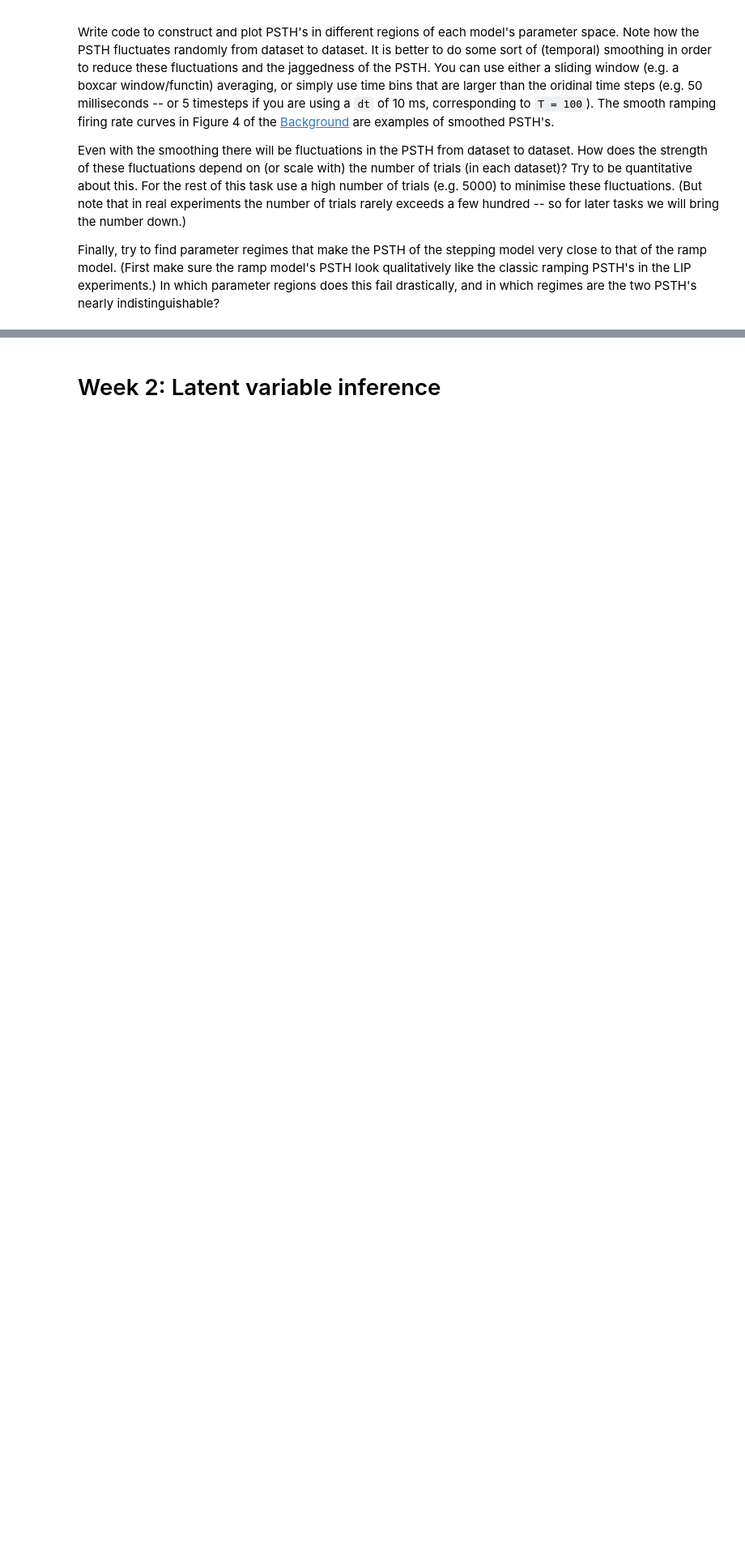
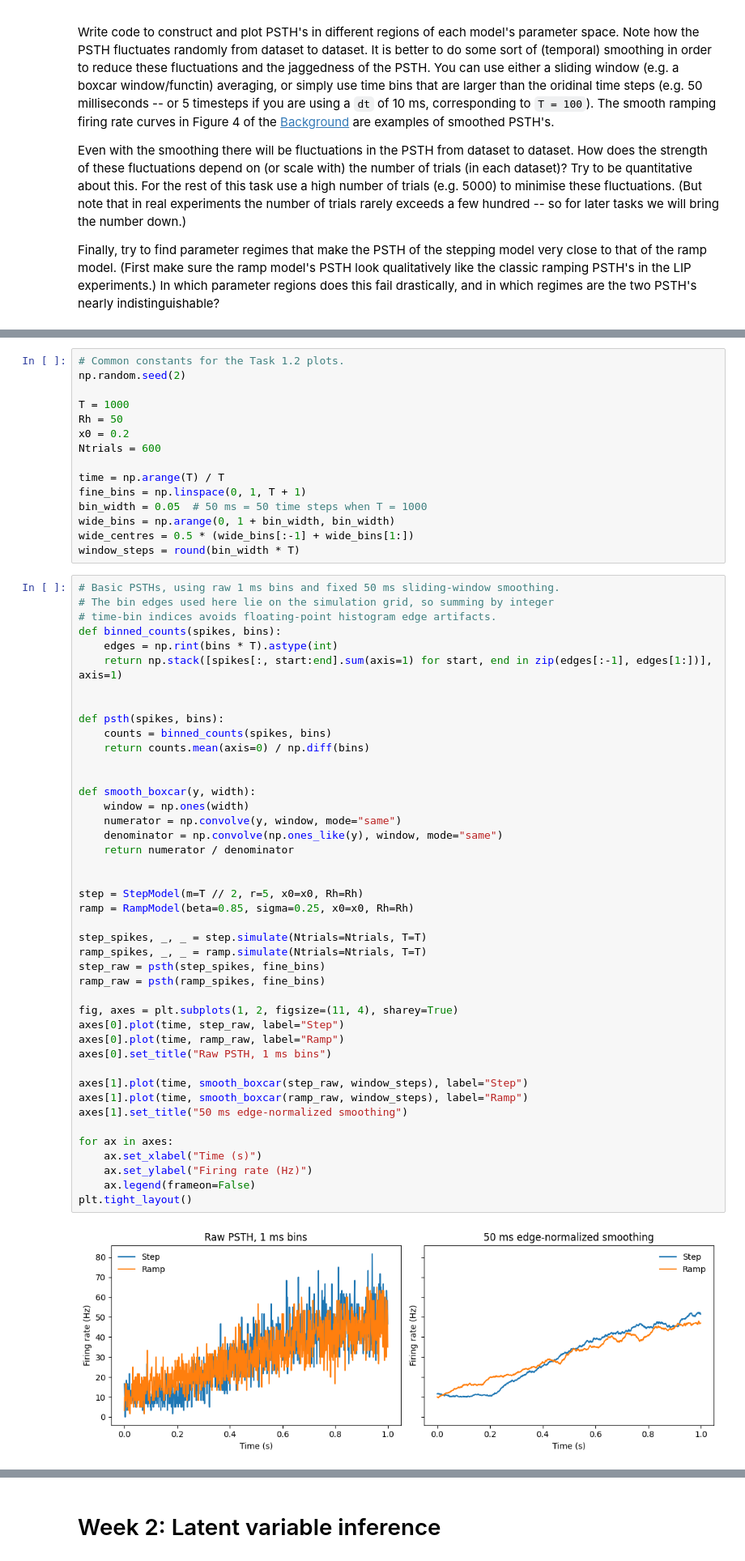
Before and after one commit to jakedlyons/gg3_v2, a Jupyter notebook: GG3_project.ipynb, the cells around one changed output, grey strips where cells are left out. Shown at 81% size. Cells and saved outputs as stored; diff of their text form; blank space fills up the shorter version.

Commit message:
Complete task 1 for first report draft

```diff
--- a/GG3_project.ipynb
+++ b/GG3_project.ipynb
@@ -403,0 +303,60 @@ plt.tight_layout()
+# %%
+# Common constants for the Task 1.2 plots.
+np.random.seed(2)
+
+T = 1000
+Rh = 50
+x0 = 0.2
+Ntrials = 600
+
+time = np.arange(T) / T
+fine_bins = np.linspace(0, 1, T + 1)
+bin_width = 0.05  # 50 ms = 50 time steps when T = 1000
+wide_bins = np.arange(0, 1 + bin_width, bin_width)
+wide_centres = 0.5 * (wide_bins[:-1] + wide_bins[1:])
+window_steps = round(bin_width * T)
+# %%
+# Basic PSTHs, using raw 1 ms bins and fixed 50 ms sliding-window smoothing.
+# The bin edges used here lie on the simulation grid, so summing by integer
+# time-bin indices avoids floating-point histogram edge artifacts.
+def binned_counts(spikes, bins):
+    edges = np.rint(bins * T).astype(int)
+    return np.stack([spikes[:, start:end].sum(axis=1) for start, end in zip(edges[:-1], edges[1:])], axis=1)
+
+
+def psth(spikes, bins):
+    counts = binned_counts(spikes, bins)
+    return counts.mean(axis=0) / np.diff(bins)
+
+
+def smooth_boxcar(y, width):
+    window = np.ones(width)
+    numerator = np.convolve(y, window, mode="same")
+    denominator = np.convolve(np.ones_like(y), window, mode="same")
+    return numerator / denominator
+
+
+step = StepModel(m=T // 2, r=5, x0=x0, Rh=Rh)
+ramp = RampModel(beta=0.85, sigma=0.25, x0=x0, Rh=Rh)
+
+step_spikes, _, _ = step.simulate(Ntrials=Ntrials, T=T)
+ramp_spikes, _, _ = ramp.simulate(Ntrials=Ntrials, T=T)
+step_raw = psth(step_spikes, fine_bins)
+ramp_raw = psth(ramp_spikes, fine_bins)
+
+fig, axes = plt.subplots(1, 2, figsize=(11, 4), sharey=True)
+axes[0].plot(time, step_raw, label="Step")
+axes[0].plot(time, ramp_raw, label="Ramp")
+axes[0].set_title("Raw PSTH, 1 ms bins")
+
+axes[1].plot(time, smooth_boxcar(step_raw, window_steps), label="Step")
+axes[1].plot(time, smooth_boxcar(ramp_raw, window_steps), label="Ramp")
+axes[1].set_title("50 ms edge-normalized smoothing")
+
+for ax in axes:
+    ax.set_xlabel("Time (s)")
+    ax.set_ylabel("Firing rate (Hz)")
+    ax.legend(frameon=False)
+plt.tight_layout()
+# %% [output]
+[figure, added]
```
Also changed, not shown: parts of 25 cells of this notebook, 1 other file.
